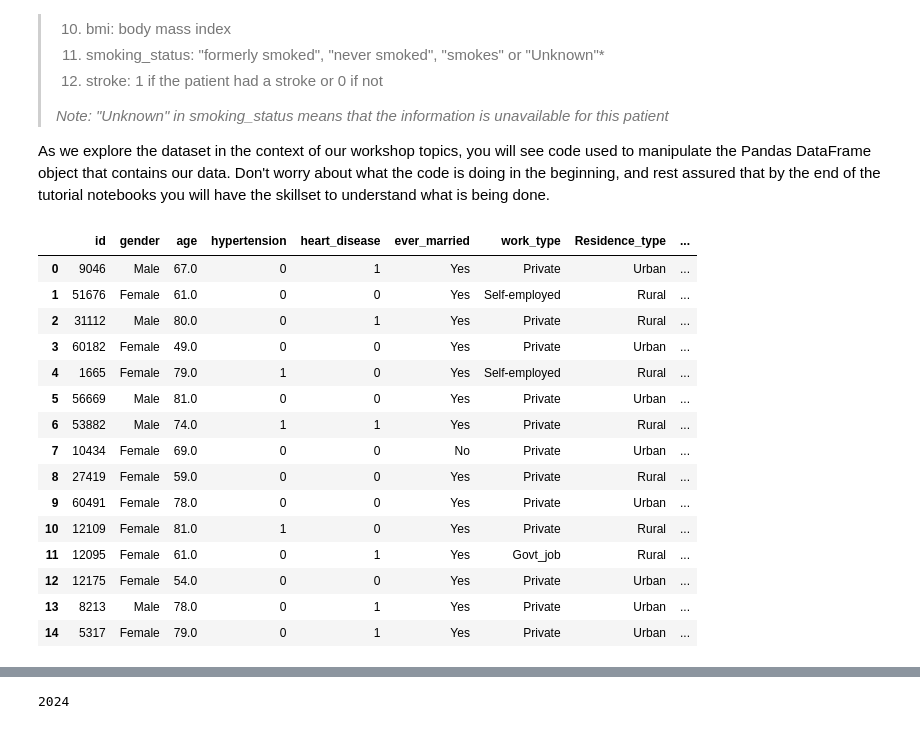
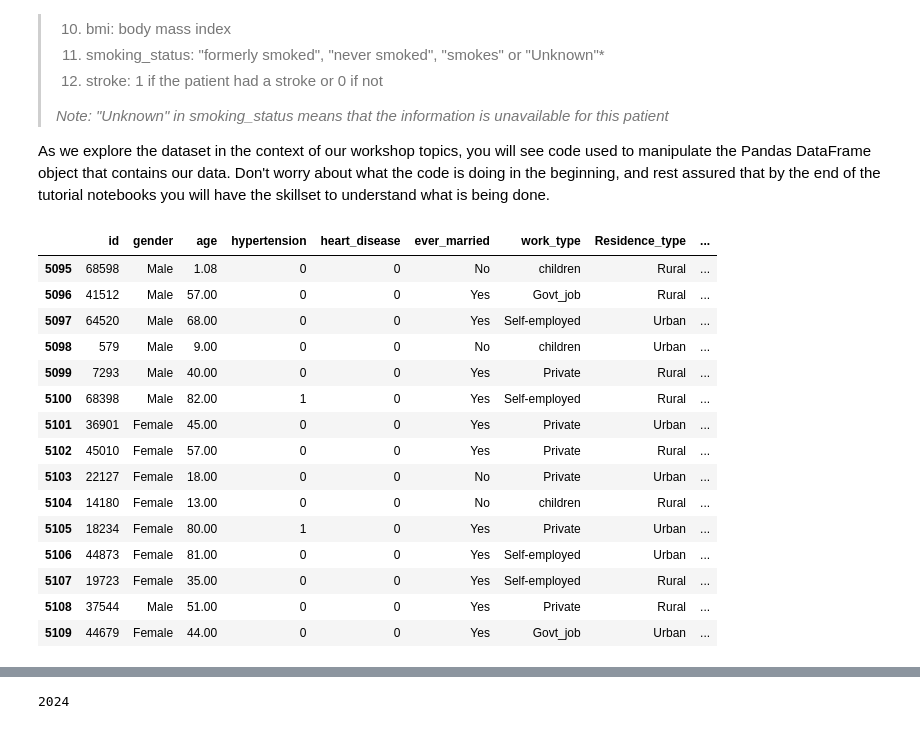
Before and after one commit to Njeri-Gitome/WiDS_Datathon_Tutorials, a Jupyter notebook: 00_WiDS_Datathon_Upskill_Workshop_10Jan23.ipynb, the cells around one changed output, grey strips where cells are left out. Cells and saved outputs as stored; diff of their text form; code cells hidden in the pictures.

Commit message:
iloc ,numpy for dataframes

```diff
--- a/00_WiDS_Datathon_Upskill_Workshop_10Jan23.ipynb
+++ b/00_WiDS_Datathon_Upskill_Workshop_10Jan23.ipynb
@@ -145,25 +155,25 @@ Below is a **data dictionary** from the Kaggle page that detail the available co
 
 As we explore the dataset in the context of our workshop topics, you will see code used to manipulate the Pandas DataFrame object that contains our data. Don't worry about what the code is doing in the beginning, and rest assured that by the end of the tutorial notebooks you will have the skillset to understand what is being done.
 # %%
-# displaying the first 15 rows
-df.head(15)
+# displaying the last 15 rows
+df.tail(15)
 # %% [output]
 |  | id | gender | age | hypertension | heart_disease | ever_married | work_type | Residence_type | ... |
-| 0 | 9046 | Male | 67.0 | 0 | 1 | Yes | Private | Urban | ... |
-| 1 | 51676 | Female | 61.0 | 0 | 0 | Yes | Self-employed | Rural | ... |
-| 2 | 31112 | Male | 80.0 | 0 | 1 | Yes | Private | Rural | ... |
-| 3 | 60182 | Female | 49.0 | 0 | 0 | Yes | Private | Urban | ... |
-| 4 | 1665 | Female | 79.0 | 1 | 0 | Yes | Self-employed | Rural | ... |
-| 5 | 56669 | Male | 81.0 | 0 | 0 | Yes | Private | Urban | ... |
-| 6 | 53882 | Male | 74.0 | 1 | 1 | Yes | Private | Rural | ... |
-| 7 | 10434 | Female | 69.0 | 0 | 0 | No | Private | Urban | ... |
-| 8 | 27419 | Female | 59.0 | 0 | 0 | Yes | Private | Rural | ... |
-| 9 | 60491 | Female | 78.0 | 0 | 0 | Yes | Private | Urban | ... |
-| 10 | 12109 | Female | 81.0 | 1 | 0 | Yes | Private | Rural | ... |
-| 11 | 12095 | Female | 61.0 | 0 | 1 | Yes | Govt_job | Rural | ... |
-| 12 | 12175 | Female | 54.0 | 0 | 0 | Yes | Private | Urban | ... |
-| 13 | 8213 | Male | 78.0 | 0 | 1 | Yes | Private | Urban | ... |
-| 14 | 5317 | Female | 79.0 | 0 | 1 | Yes | Private | Urban | ... |
+| 5095 | 68598 | Male | 1.08 | 0 | 0 | No | children | Rural | ... |
+| 5096 | 41512 | Male | 57.00 | 0 | 0 | Yes | Govt_job | Rural | ... |
+| 5097 | 64520 | Male | 68.00 | 0 | 0 | Yes | Self-employed | Urban | ... |
+| 5098 | 579 | Male | 9.00 | 0 | 0 | No | children | Urban | ... |
+| 5099 | 7293 | Male | 40.00 | 0 | 0 | Yes | Private | Rural | ... |
+| 5100 | 68398 | Male | 82.00 | 1 | 0 | Yes | Self-employed | Rural | ... |
+| 5101 | 36901 | Female | 45.00 | 0 | 0 | Yes | Private | Urban | ... |
+| 5102 | 45010 | Female | 57.00 | 0 | 0 | Yes | Private | Rural | ... |
+| 5103 | 22127 | Female | 18.00 | 0 | 0 | No | Private | Urban | ... |
+| 5104 | 14180 | Female | 13.00 | 0 | 0 | No | children | Rural | ... |
+| 5105 | 18234 | Female | 80.00 | 1 | 0 | Yes | Private | Urban | ... |
+| 5106 | 44873 | Female | 81.00 | 0 | 0 | Yes | Self-employed | Urban | ... |
+| 5107 | 19723 | Female | 35.00 | 0 | 0 | Yes | Self-employed | Rural | ... |
+| 5108 | 37544 | Male | 51.00 | 0 | 0 | Yes | Private | Rural | ... |
+| 5109 | 44679 | Female | 44.00 | 0 | 0 | Yes | Govt_job | Urban | ... |
 # %% [markdown]
 One of the first things you may have noticed is that our dataset contains **numbers** and **text**. Intuitively, you may already be thinking about the two main types of data, captured below in a fantastic summary of data types provided by the WiDS Trinidad and Tobago team:
 
```
Also changed, not shown: parts of 6 cells of this notebook.
